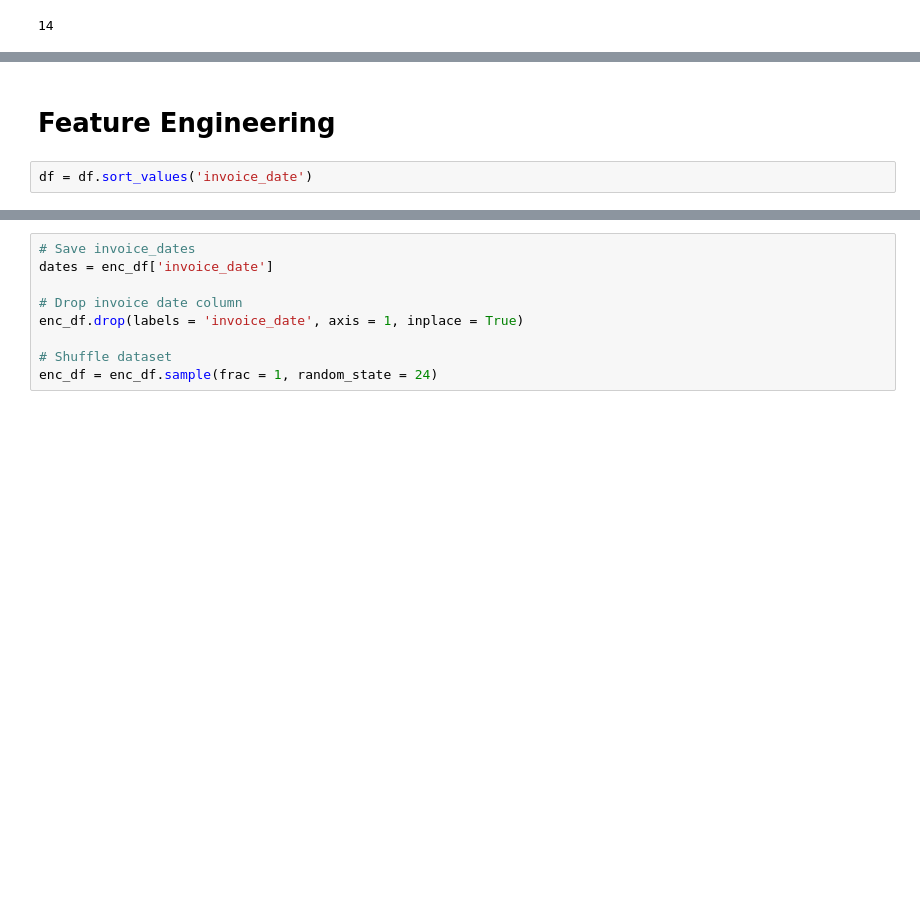
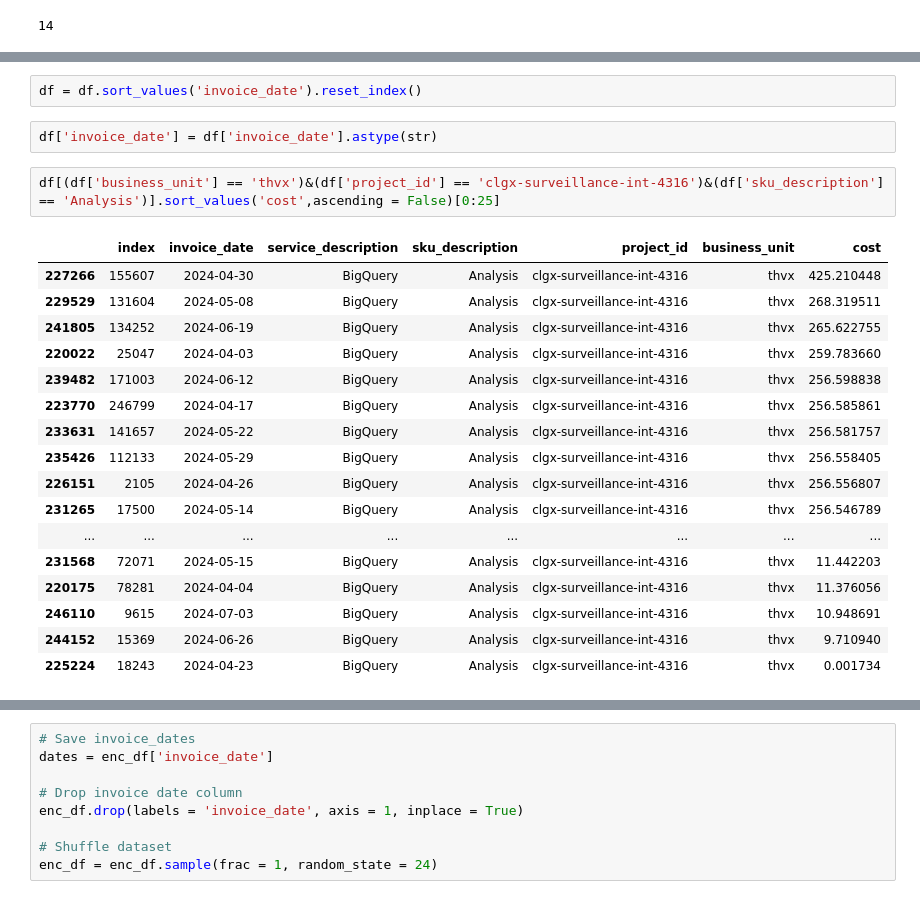
Before and after one commit to brlopez-clgx/GCP_Anomaly_Detection, a Jupyter notebook: Anomaly_Detection.ipynb, the cells around one changed output, grey strips where cells are left out. Drawn from its saved outputs; the diff is of its cells as text; blank space fills up the shorter version.

```diff
--- a/Anomaly_Detection.ipynb
+++ b/Anomaly_Detection.ipynb
@@ -176,4 +212,24 @@ np.mean(df['cost'])
-# %% [markdown]
-# Feature Engineering
 # %%
-df = df.sort_values('invoice_date')
+df = df.sort_values('invoice_date').reset_index()
+# %%
+df['invoice_date'] = df['invoice_date'].astype(str)
+# %%
+df[(df['business_unit'] == 'thvx')&(df['project_id'] == 'clgx-surveillance-int-4316')&(df['sku_description'] == 'Analysis')].sort_values('cost',ascending = False)[0:25]
+# %% [output]
+|  | index | invoice_date | service_description | sku_description | project_id | business_unit | cost |
+| 227266 | 155607 | 2024-04-30 | BigQuery | Analysis | clgx-surveillance-int-4316 | thvx | 425.210448 |
+| 229529 | 131604 | 2024-05-08 | BigQuery | Analysis | clgx-surveillance-int-4316 | thvx | 268.319511 |
+| 241805 | 134252 | 2024-06-19 | BigQuery | Analysis | clgx-surveillance-int-4316 | thvx | 265.622755 |
+| 220022 | 25047 | 2024-04-03 | BigQuery | Analysis | clgx-surveillance-int-4316 | thvx | 259.783660 |
+| 239482 | 171003 | 2024-06-12 | BigQuery | Analysis | clgx-surveillance-int-4316 | thvx | 256.598838 |
+| 223770 | 246799 | 2024-04-17 | BigQuery | Analysis | clgx-surveillance-int-4316 | thvx | 256.585861 |
+| 233631 | 141657 | 2024-05-22 | BigQuery | Analysis | clgx-surveillance-int-4316 | thvx | 256.581757 |
+| 235426 | 112133 | 2024-05-29 | BigQuery | Analysis | clgx-surveillance-int-4316 | thvx | 256.558405 |
+| 226151 | 2105 | 2024-04-26 | BigQuery | Analysis | clgx-surveillance-int-4316 | thvx | 256.556807 |
+| 231265 | 17500 | 2024-05-14 | BigQuery | Analysis | clgx-surveillance-int-4316 | thvx | 256.546789 |
+| ... | ... | ... | ... | ... | ... | ... | ... |
+| 231568 | 72071 | 2024-05-15 | BigQuery | Analysis | clgx-surveillance-int-4316 | thvx | 11.442203 |
+| 220175 | 78281 | 2024-04-04 | BigQuery | Analysis | clgx-surveillance-int-4316 | thvx | 11.376056 |
+| 246110 | 9615 | 2024-07-03 | BigQuery | Analysis | clgx-surveillance-int-4316 | thvx | 10.948691 |
+| 244152 | 15369 | 2024-06-26 | BigQuery | Analysis | clgx-surveillance-int-4316 | thvx | 9.710940 |
+| 225224 | 18243 | 2024-04-23 | BigQuery | Analysis | clgx-surveillance-int-4316 | thvx | 0.001734 |
```
Also changed, not shown: parts of 68 cells of this notebook.
